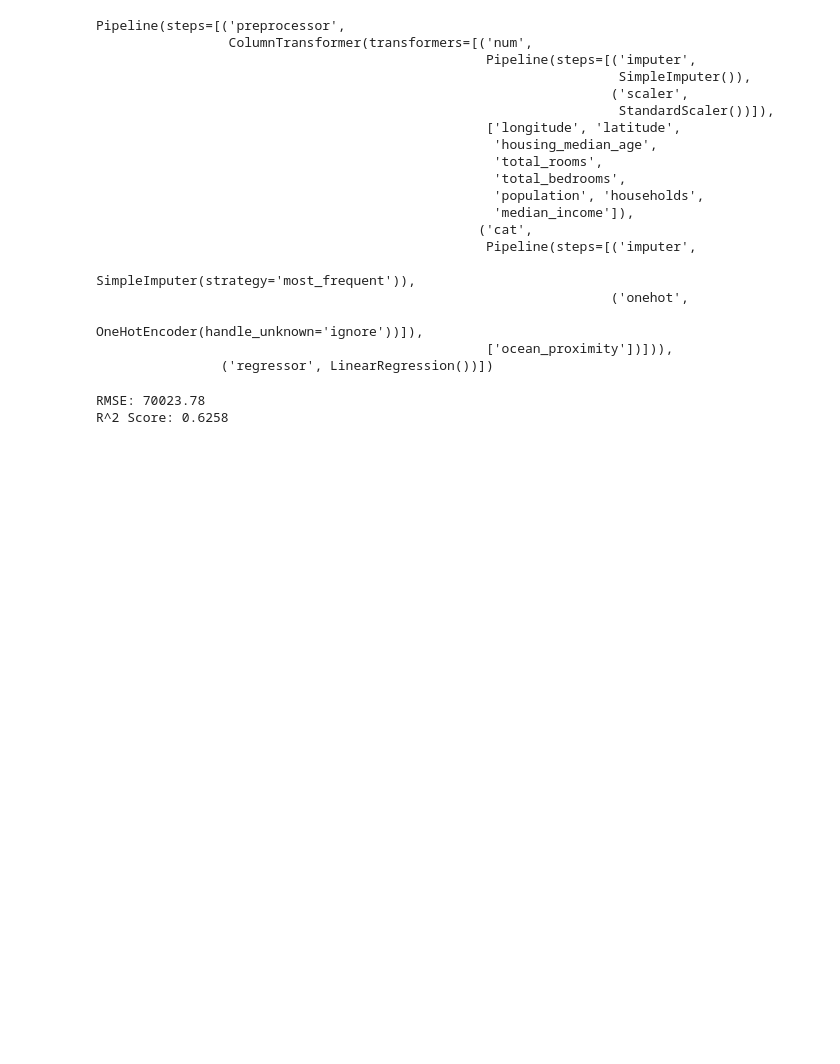
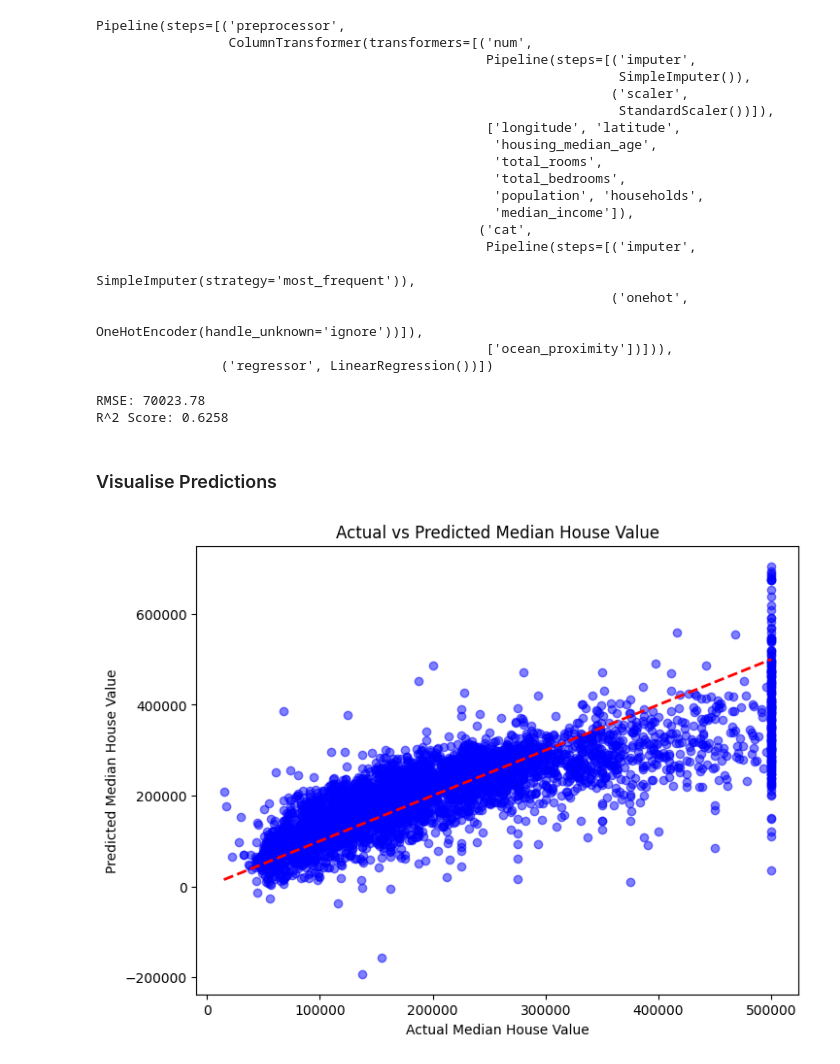
Before and after one commit to t0m0h1/California-Housing-Regression-, a Jupyter notebook: main.ipynb, the cells around one changed output. Drawn from its saved outputs; the diff is of its cells as text; code cells hidden in the pictures; blank space fills up the shorter version.

Commit message:
apply model to new data

```diff
--- a/main.ipynb
+++ b/main.ipynb
@@ -153,3 +153,21 @@ print(f"R^2 Score: {r2:.4f}")
 # %% [output]
 RMSE: 70023.78
 R^2 Score: 0.6258
+# %% [markdown]
+### Visualise Predictions
+# %%
+import matplotlib.pyplot as plt
+
+# Predict on test set
+y_pred = model.predict(X_test)
+
+# Scatter plot: Actual vs Predicted
+plt.figure(figsize=(8, 6))
+plt.scatter(y_test, y_pred, alpha=0.5, color='blue')
+plt.plot([y_test.min(), y_test.max()], [y_test.min(), y_test.max()], 'r--', lw=2)  # Diagonal line
+plt.xlabel("Actual Median House Value")
+plt.ylabel("Predicted Median House Value")
+plt.title("Actual vs Predicted Median House Value")
+plt.show()
+# %% [output]
+[figure, added]
```
